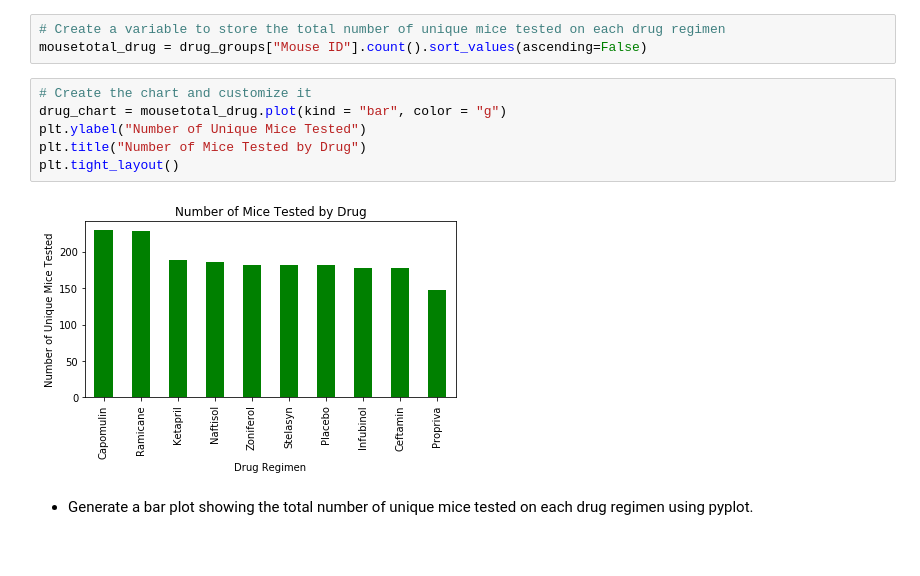
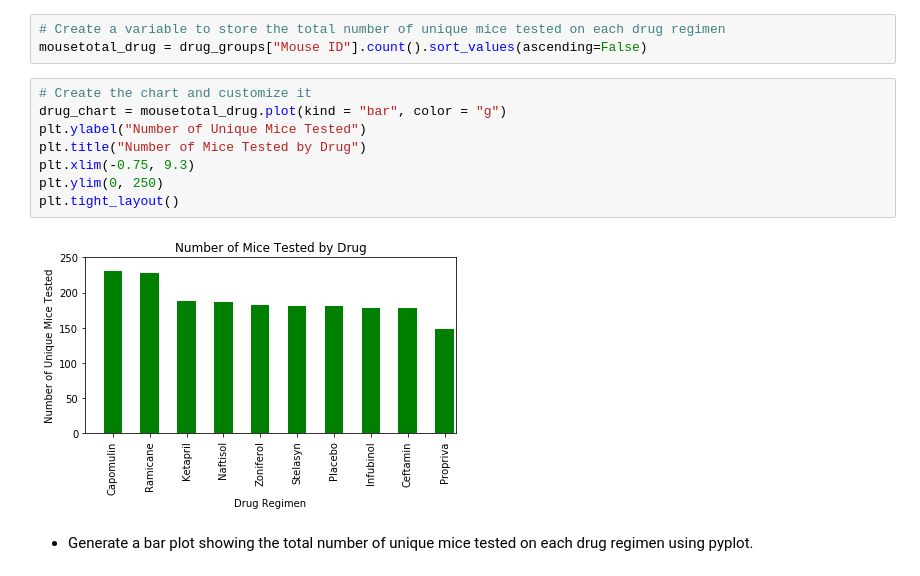
Before and after one commit to manuelamc14/Matploid-challenge, a Jupyter notebook: Pymaceuticals/pymaceuticals_starter.ipynb, the cells around one changed output. Drawn from its saved outputs; the diff is of its cells as text.

```diff
--- a/Pymaceuticals/pymaceuticals_starter.ipynb
+++ b/Pymaceuticals/pymaceuticals_starter.ipynb
@@ -160,11 +161,13 @@ mousetotal_drug = drug_groups["Mouse ID"].count().sort_values(ascending=False)
 # %%
 # Create the chart and customize it
 drug_chart = mousetotal_drug.plot(kind = "bar", color = "g")
 plt.ylabel("Number of Unique Mice Tested")
 plt.title("Number of Mice Tested by Drug")
+plt.xlim(-0.75, 9.3)
+plt.ylim(0, 250)
 plt.tight_layout()
 # %% [output]
-[figure, old version]
+[figure, new version]
 # %% [markdown]
 - Generate a bar plot showing the total number of unique mice tested on each drug regimen using pyplot.
 # %%
```
Also changed, not shown: parts of 17 cells of this notebook.
